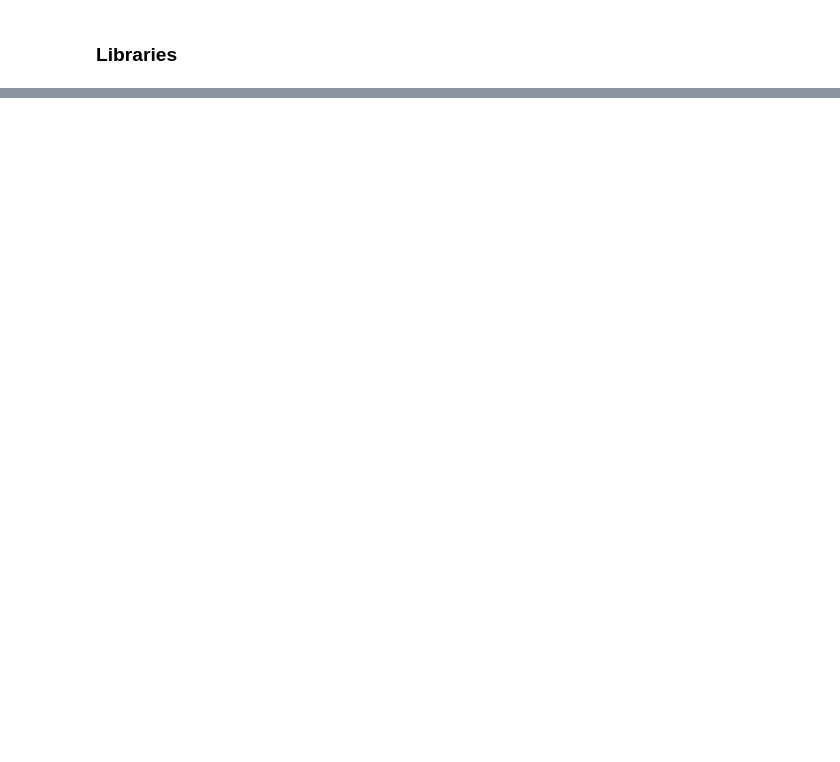
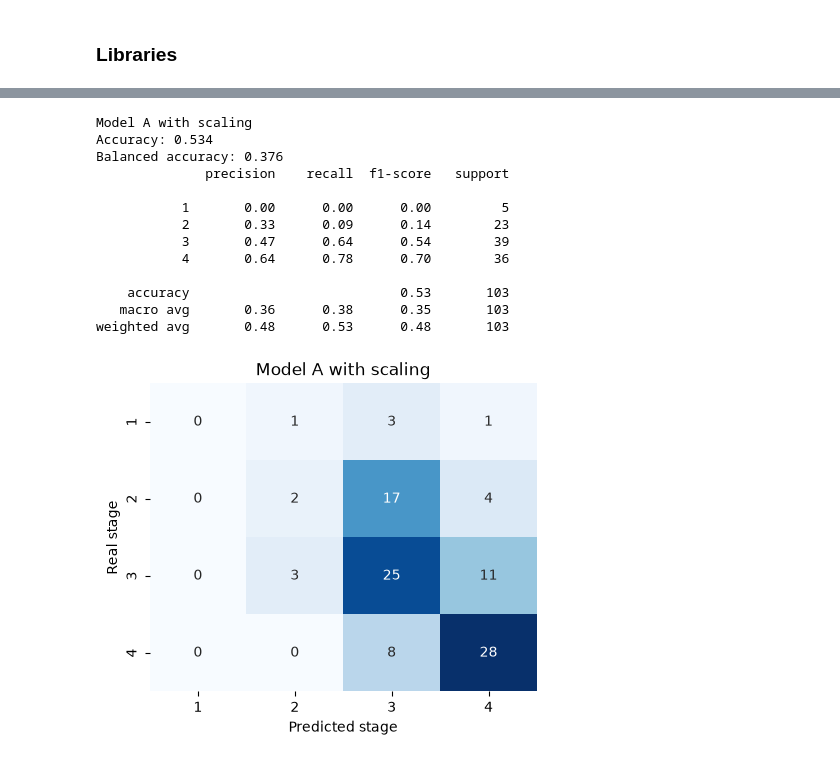
Before and after one commit to Jonathansl17/jarvis, a Jupyter notebook: cirrhosis_type_classification/cirrhosis_type_classification.ipynb, the cells around one changed output, grey strips where cells are left out. Cells and saved outputs as stored; diff of their text form; code cells hidden in the pictures; blank space fills up the shorter version.

```diff
--- a/cirrhosis_type_classification/cirrhosis_type_classification.ipynb
+++ b/cirrhosis_type_classification/cirrhosis_type_classification.ipynb
@@ -117,0 +148,5 @@ To be developed.
+# %%
+# Median of each blood test by stage
+BLOOD_TESTS = ['Bilirubin', 'Cholesterol', 'Albumin', 'Copper', 'Alk_Phos', 'SGOT',
+               'Tryglicerides', 'Platelets', 'Prothrombin']
+print(cirrhosis.groupby('Stage')[['Age'] + BLOOD_TESTS].median().round(2).T)
@@ -117,0 +181,6 @@ To be developed.
+# %%
+# Share of each stage among patients with and without each physical sign
+for column in ['Ascites', 'Hepatomegaly', 'Spiders', 'Edema']:
+    table = pd.crosstab(cirrhosis[column].fillna('unknown'), cirrhosis['Stage'], normalize='index') * 100
+    print(table.round(1))
+    print()
@@ -117,0 +273,9 @@ To be developed.
+# %%
+# Stratified 75 / 25 split, so the 21 stage 1 patients are shared in proportion
+X = cirrhosis[FEATURES]
+y = cirrhosis[TARGET]
+X_train, X_test, y_train, y_test = train_test_split(X, y, test_size=0.25, random_state=RANDOM_STATE, stratify=y)
+print("Training patients:", len(X_train))
+print(y_train.value_counts().sort_index())
+print("Test patients:", len(X_test))
+print(y_test.value_counts().sort_index())
@@ -117,0 +305,19 @@ To be developed.
+# %%
+def report(model, X_eval, y_eval, name, labels):
+    predicted = model.predict(X_eval)
+    print(name)
+    print("Accuracy: %.3f" % accuracy_score(y_eval, predicted))
+    print("Balanced accuracy: %.3f" % balanced_accuracy_score(y_eval, predicted))
+    print(classification_report(y_eval, predicted, zero_division=0))
+    matrix = confusion_matrix(y_eval, predicted, labels=labels)
+    plt.figure(figsize=(5, 4))
+    sns.heatmap(matrix, annot=True, fmt='d', cmap='Blues', cbar=False, xticklabels=labels, yticklabels=labels)
+    plt.xlabel('Predicted stage')
+    plt.ylabel('Real stage')
+    plt.title(name)
+    plt.show()
+    return predicted
+
+STAGES = [1, 2, 3, 4]
+model_unscaled = SVC(random_state=RANDOM_STATE).fit(X_train, y_train)
+_ = report(model_unscaled, X_test, y_test, 'Model A without scaling', STAGES)
@@ -117,0 +343,21 @@ To be developed.
+# %%
+model_default = Pipeline([
+    ('scale', StandardScaler()),
+    ('svm', SVC(random_state=RANDOM_STATE)),
+]).fit(X_train, y_train)
+_ = report(model_default, X_test, y_test, 'Model A with scaling', STAGES)
+# %% [output]
+Model A with scaling
+Accuracy: 0.534
+Balanced accuracy: 0.376
+              precision    recall  f1-score   support
+
+           1       0.00      0.00      0.00         5
+           2       0.33      0.09      0.14        23
+           3       0.47      0.64      0.54        39
+           4       0.64      0.78      0.70        36
+
+    accuracy                           0.53       103
+   macro avg       0.36      0.38      0.35       103
+weighted avg       0.48      0.53      0.48       103
+[figure, added]
```
Also changed, not shown: parts of 60 cells of this notebook, 1 other file.
